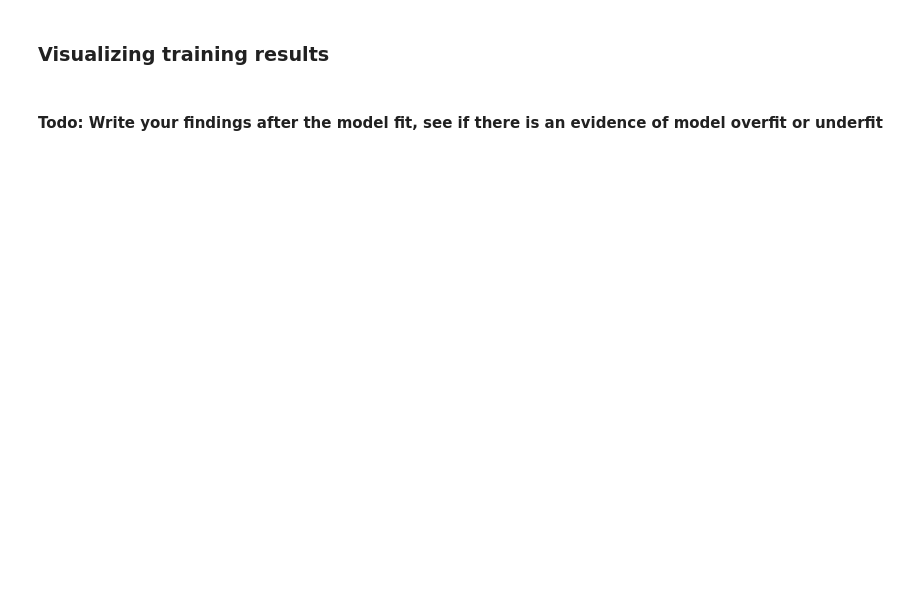
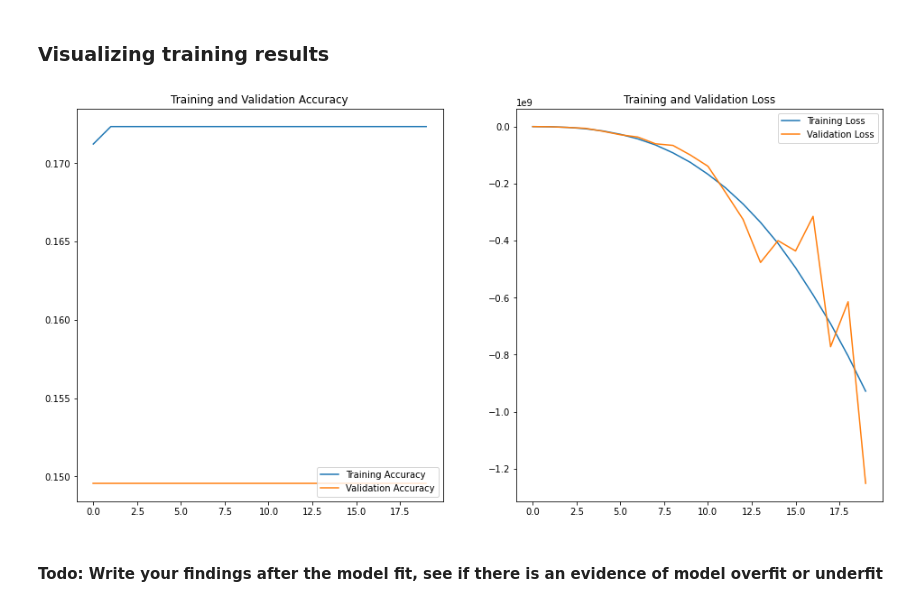
Before and after one commit to shekhs/CNN_Cancer_multiclass-classifier, a Jupyter notebook: Starter_code_Assignment_CNN_Skin_Cancer.ipynb, the cells around one changed output. Saved outputs shown, nothing was run; the diff lists cells and outputs as text; code cells hidden in the pictures; blank space fills up the shorter version.

```diff
--- a/Starter_code_Assignment_CNN_Skin_Cancer.ipynb
+++ b/Starter_code_Assignment_CNN_Skin_Cancer.ipynb
@@ -246,24 +262,26 @@ Epoch 1/20
 # %%
 acc = history.history['accuracy']
 val_acc = history.history['val_accuracy']
 
 loss = history.history['loss']
 val_loss = history.history['val_loss']
 
 epochs_range = range(epochs)
 
-plt.figure(figsize=(8, 16))
+plt.figure(figsize=(16, 8))
 plt.subplot(1, 2, 1)
 plt.plot(epochs_range, acc, label='Training Accuracy')
 plt.plot(epochs_range, val_acc, label='Validation Accuracy')
 plt.legend(loc='lower right')
 plt.title('Training and Validation Accuracy')
 
 plt.subplot(1, 2, 2)
 plt.plot(epochs_range, loss, label='Training Loss')
 plt.plot(epochs_range, val_loss, label='Validation Loss')
 plt.legend(loc='upper right')
 plt.title('Training and Validation Loss')
 plt.show()
+# %% [output]
+[figure, added]
 # %% [markdown]
 #### Todo: Write your findings after the model fit, see if there is an evidence of model overfit or underfit
```
Also changed, not shown: parts of 32 cells of this notebook.
